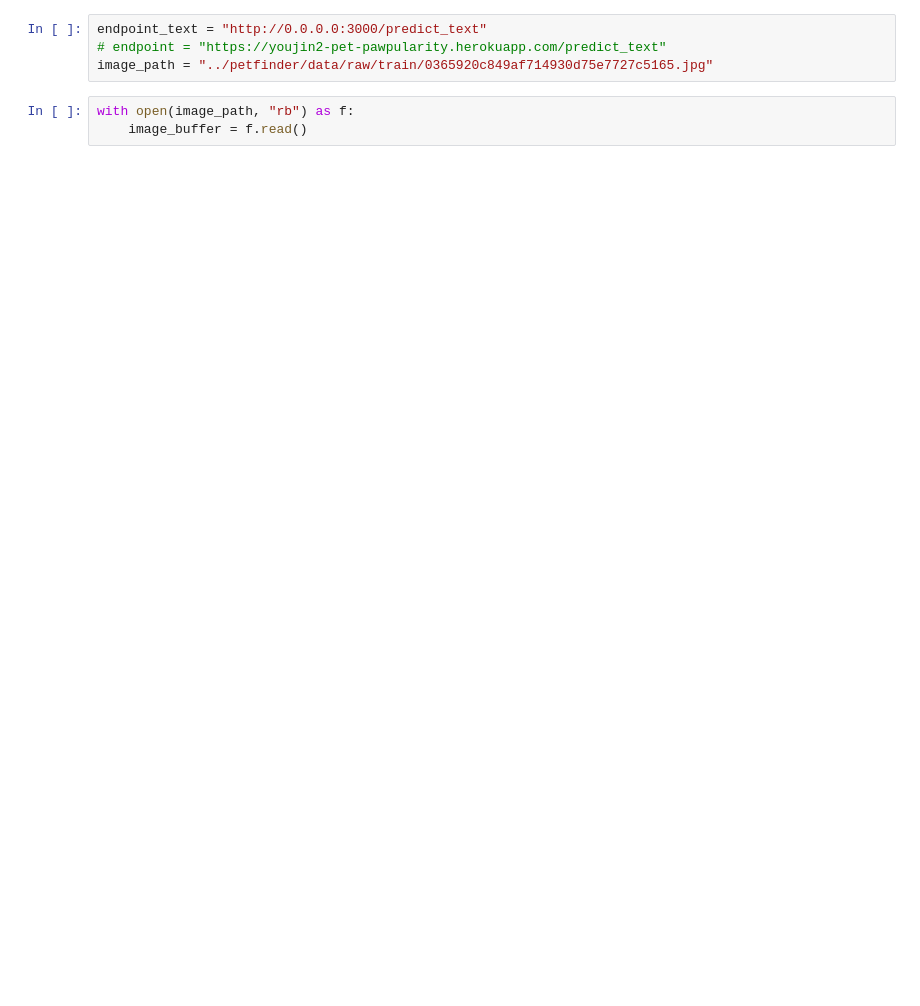
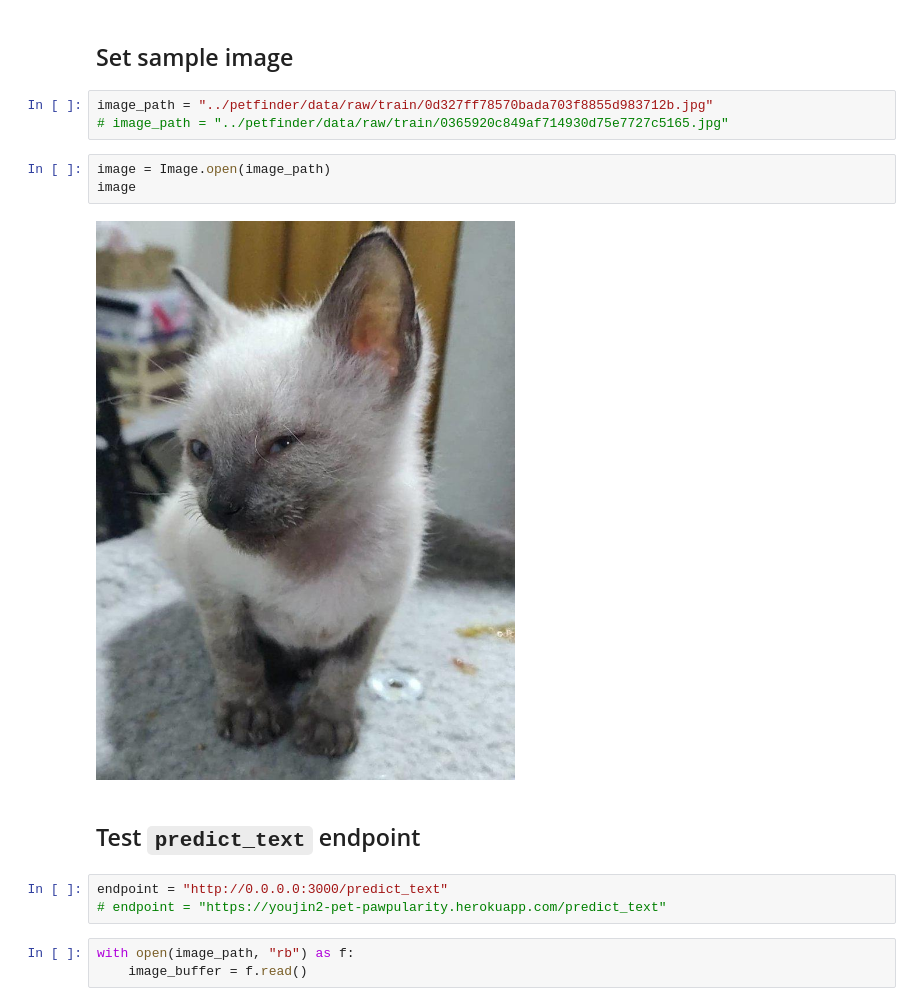
Before and after one commit to youjin2/mlops, a Jupyter notebook: bentoml/examples/streamlit-bentoml/notebooks/05_api_request_example.ipynb, the cells around one changed output. Drawn from its saved outputs; the diff is of its cells as text; blank space fills up the shorter version.

```diff
--- a/bentoml/examples/streamlit-bentoml/notebooks/05_api_request_example.ipynb
+++ b/bentoml/examples/streamlit-bentoml/notebooks/05_api_request_example.ipynb
@@ -16,7 +8,18 @@ import mlflow
+# %% [markdown]
+## Set sample image
+# %%
+image_path = "../petfinder/data/raw/train/0d327ff78570bada703f8855d983712b.jpg"
+# image_path = "../petfinder/data/raw/train/0365920c849af714930d75e7727c5165.jpg"
+# %%
+image = Image.open(image_path)
+image
+# %% [output]
+[figure, added]
+# %% [markdown]
+## Test `predict_text` endpoint
 # %%
-endpoint_text = "http://0.0.0.0:3000/predict_text"
+endpoint = "http://0.0.0.0:3000/predict_text"
 # endpoint = "https://youjin2-pet-pawpularity.herokuapp.com/predict_text"
-image_path = "../petfinder/data/raw/train/0365920c849af714930d75e7727c5165.jpg"
 # %%
 with open(image_path, "rb") as f:
     image_buffer = f.read()
```
Also changed, not shown: parts of 23 cells of this notebook.
